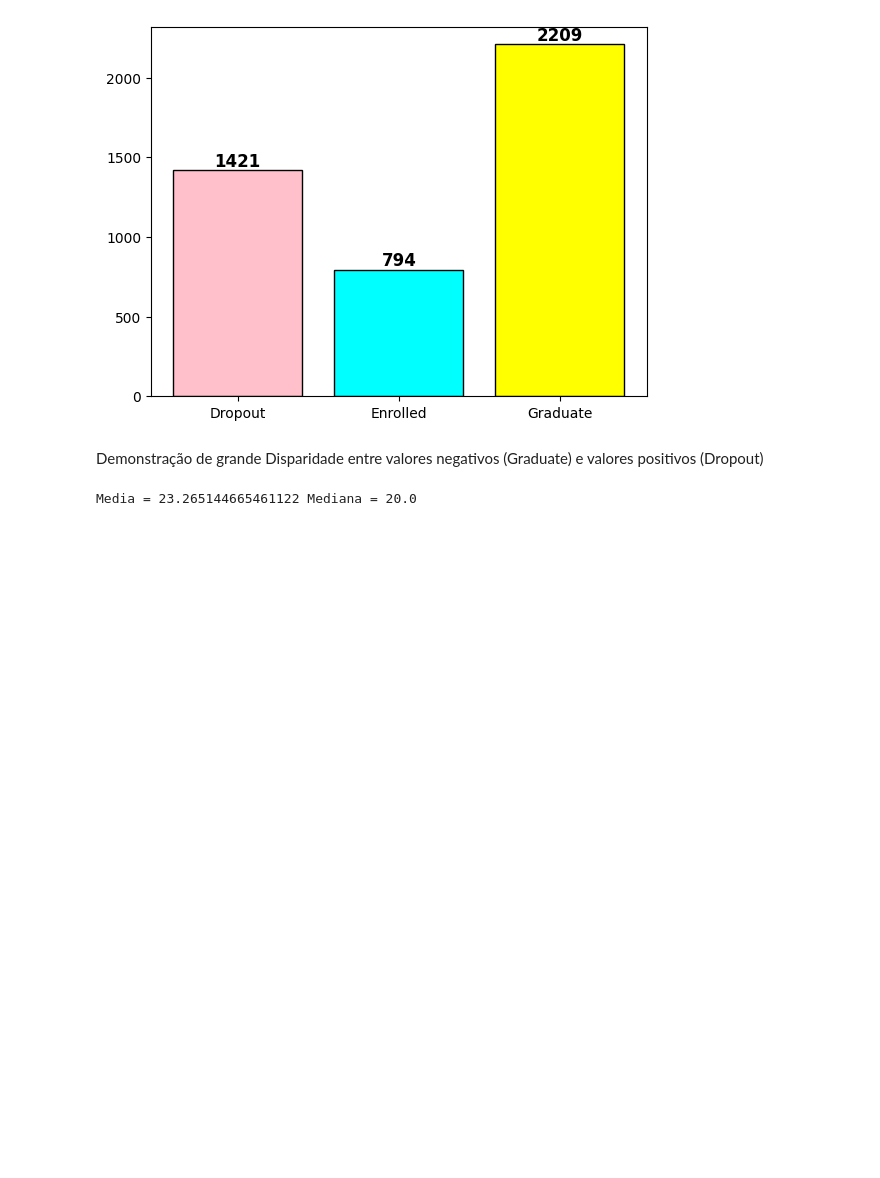
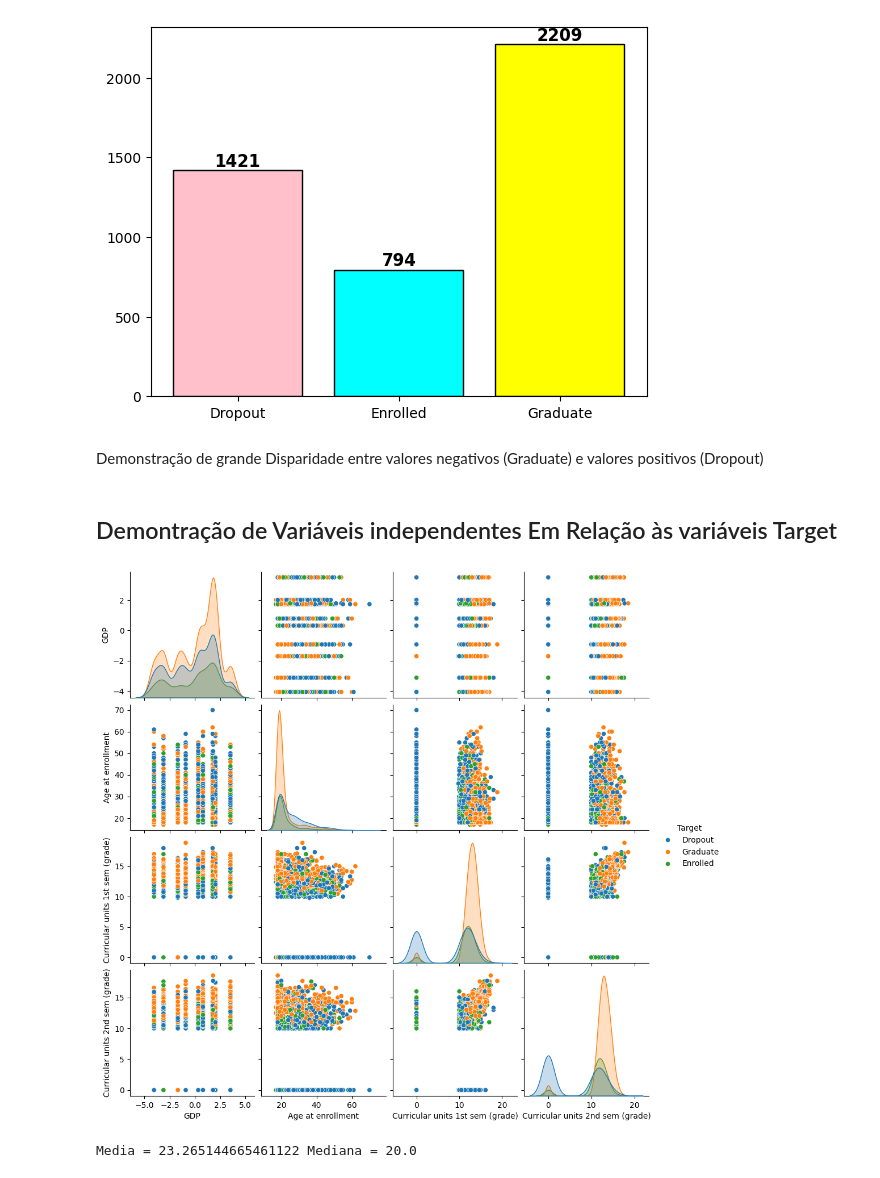
Before and after one commit to eduardosampaiopr/AbandonLess, a Jupyter notebook: EDA/EDA.ipynb, the cells around one changed output. Saved outputs shown, nothing was run; the diff lists cells and outputs as text; code cells hidden in the pictures; blank space fills up the shorter version.

```diff
--- a/EDA/EDA.ipynb
+++ b/EDA/EDA.ipynb
@@ -68,6 +68,14 @@ plt.show
 [figure]
 # %% [markdown]
 Demonstração de grande Disparidade entre valores negativos (Graduate) e valores positivos (Dropout)
+# %% [markdown]
+## Demontração de Variáveis independentes Em Relação às variáveis Target
+# %%
+selected_features = ['GDP', 'Age at enrollment', 'Curricular units 1st sem (grade)', 'Curricular units 2nd sem (grade)', 'Target']
+sns.pairplot(df[selected_features], hue='Target')
+plt.show()
+# %% [output]
+[figure, added]
 # %%
 med =df["Age at enrollment"].mean()
 mediana = df["Age at enrollment"].median()
```
Also changed, not shown: parts of 5 cells of this notebook, 1 other file.
